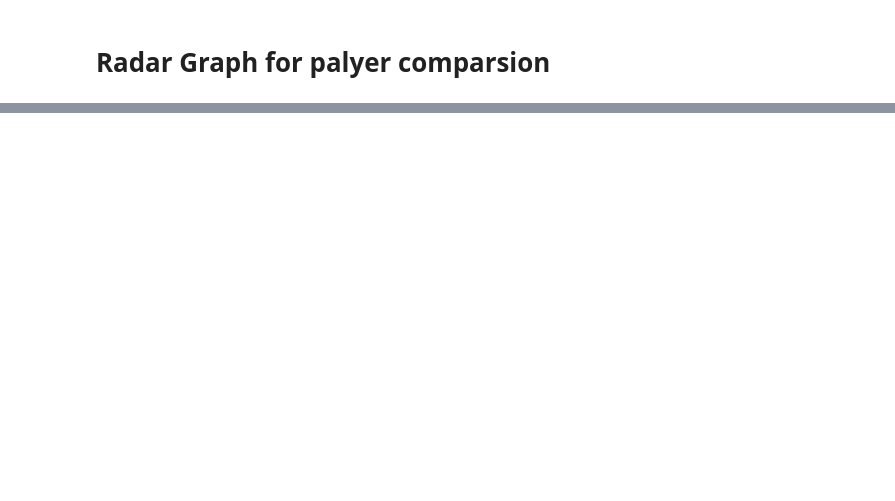
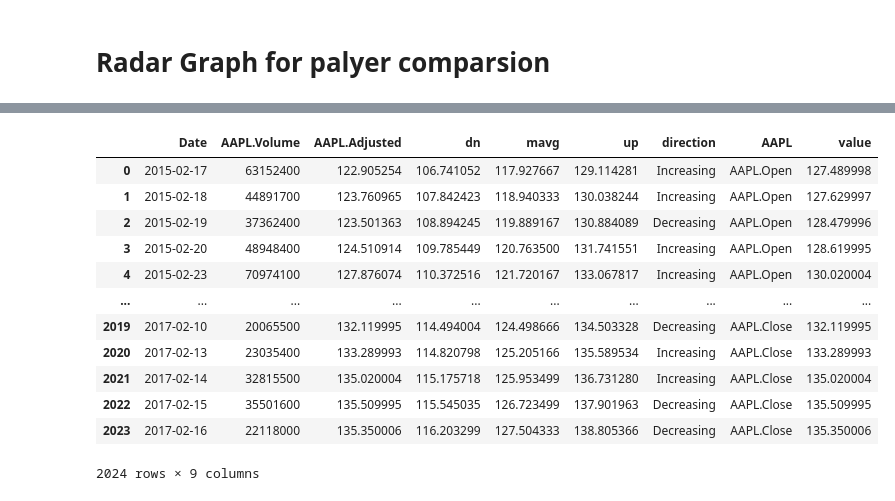
Before and after one commit to bibi643/FC24_API, a Jupyter notebook: fc?24.ipynb, the cells around one changed output, grey strips where cells are left out. Cells and saved outputs as stored; diff of their text form; code cells hidden in the pictures; blank space fills up the shorter version.

```diff
--- a/fc?24.ipynb
+++ b/fc?24.ipynb
@@ -226,0 +395,16 @@ radar_column= df.
+# %%
+df1
+# %% [output]
+|  | Date | AAPL.Volume | AAPL.Adjusted | dn | mavg | up | direction | AAPL | value |
+| 0 | 2015-02-17 | 63152400 | 122.905254 | 106.741052 | 117.927667 | 129.114281 | Increasing | AAPL.Open | 127.489998 |
+| 1 | 2015-02-18 | 44891700 | 123.760965 | 107.842423 | 118.940333 | 130.038244 | Increasing | AAPL.Open | 127.629997 |
+| 2 | 2015-02-19 | 37362400 | 123.501363 | 108.894245 | 119.889167 | 130.884089 | Decreasing | AAPL.Open | 128.479996 |
+| 3 | 2015-02-20 | 48948400 | 124.510914 | 109.785449 | 120.763500 | 131.741551 | Increasing | AAPL.Open | 128.619995 |
+| 4 | 2015-02-23 | 70974100 | 127.876074 | 110.372516 | 121.720167 | 133.067817 | Increasing | AAPL.Open | 130.020004 |
+| ... | ... | ... | ... | ... | ... | ... | ... | ... | ... |
+| 2019 | 2017-02-10 | 20065500 | 132.119995 | 114.494004 | 124.498666 | 134.503328 | Decreasing | AAPL.Close | 132.119995 |
+| 2020 | 2017-02-13 | 23035400 | 133.289993 | 114.820798 | 125.205166 | 135.589534 | Increasing | AAPL.Close | 133.289993 |
+| 2021 | 2017-02-14 | 32815500 | 135.020004 | 115.175718 | 125.953499 | 136.731280 | Increasing | AAPL.Close | 135.020004 |
+| 2022 | 2017-02-15 | 35501600 | 135.509995 | 115.545035 | 126.723499 | 137.901963 | Decreasing | AAPL.Close | 135.509995 |
+| 2023 | 2017-02-16 | 22118000 | 135.350006 | 116.203299 | 127.504333 | 138.805366 | Decreasing | AAPL.Close | 135.350006 |
+2024 rows × 9 columns
```
Also changed, not shown: parts of 105 cells of this notebook, 2 other files.
